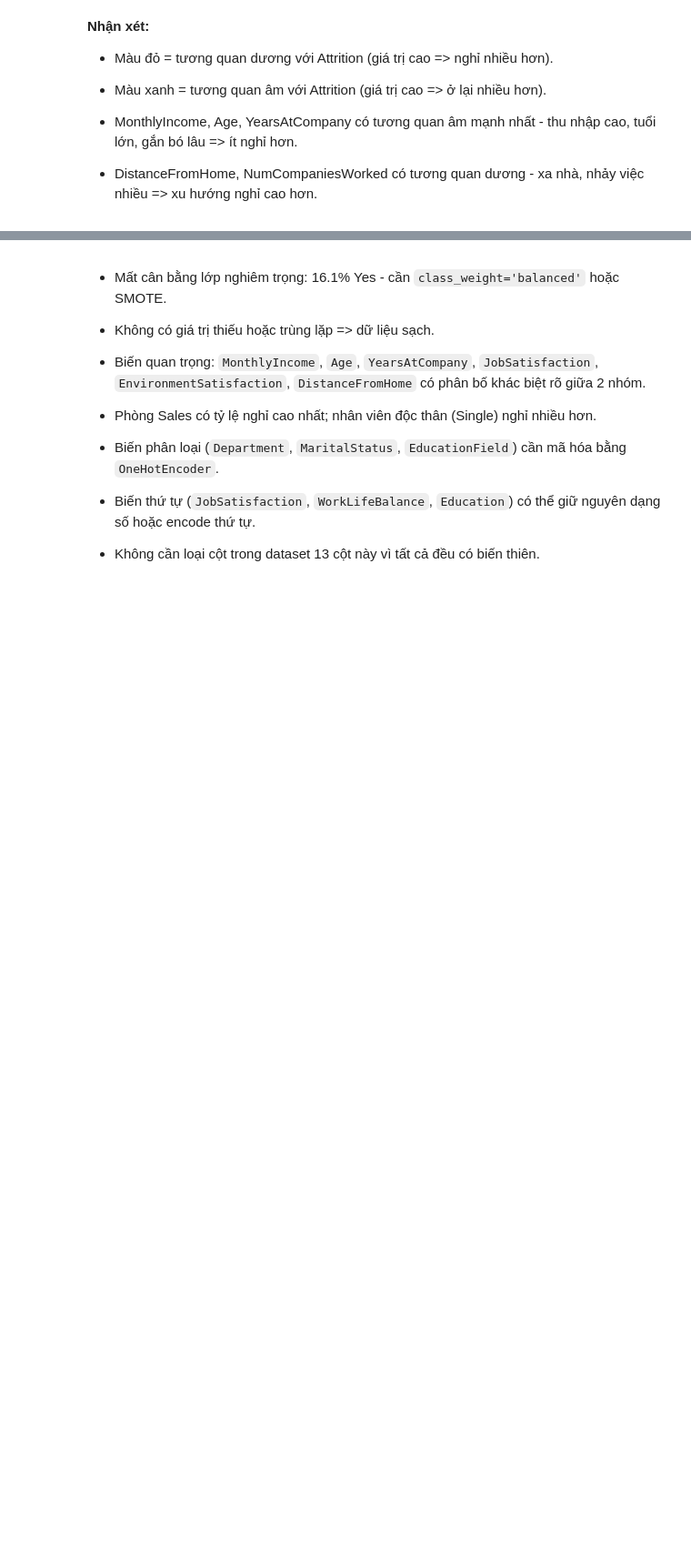
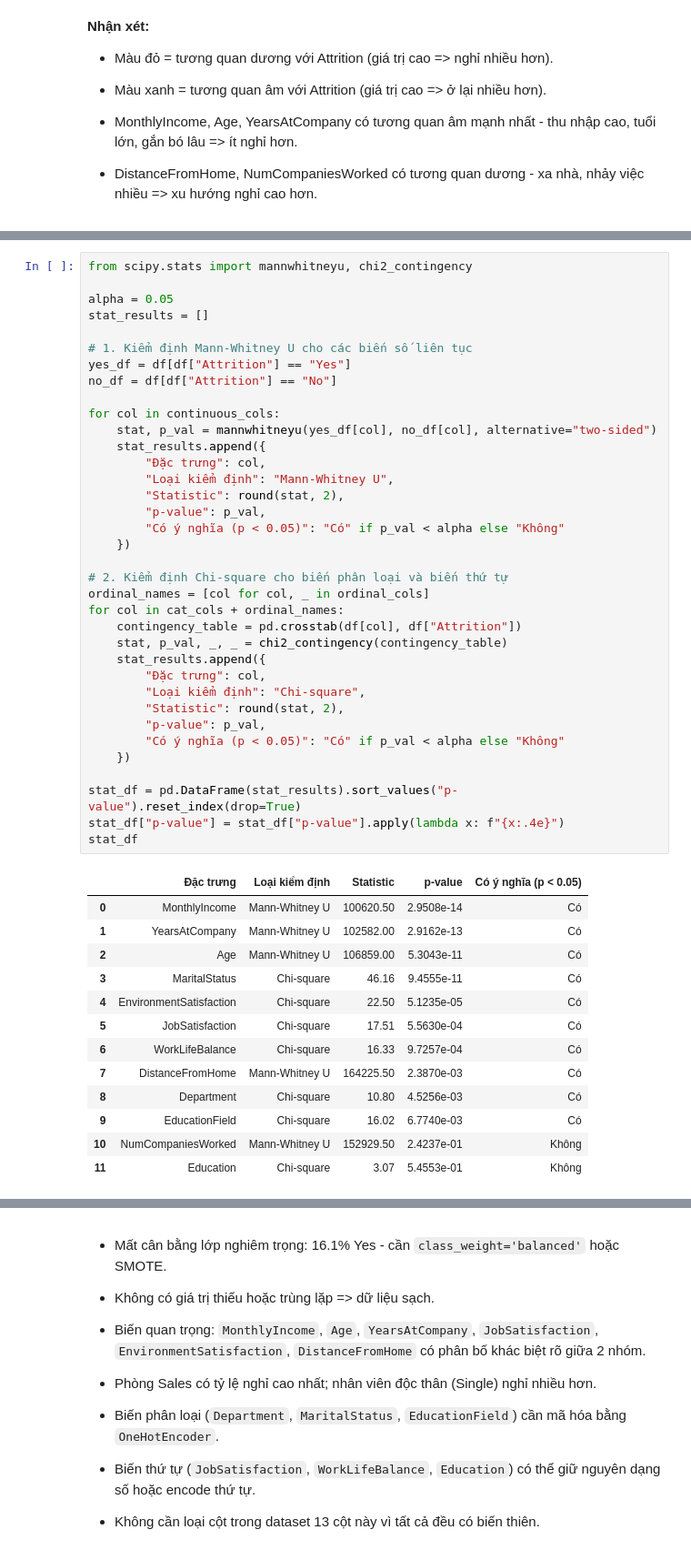
Before and after one commit to diemquynh-16/employee-attrition-prediction, a Jupyter notebook: notebooks/00_eda.ipynb, the cells around one changed output, grey strips where cells are left out. Shown at 91% size. Cells and saved outputs as stored; diff of their text form; blank space fills up the shorter version.

```diff
--- a/notebooks/00_eda.ipynb
+++ b/notebooks/00_eda.ipynb
@@ -547,0 +554,50 @@ plt.show()
+# %%
+from scipy.stats import mannwhitneyu, chi2_contingency
+
+alpha = 0.05
+stat_results = []
+
+# 1. Kiểm định Mann-Whitney U cho các biến số liên tục
+yes_df = df[df["Attrition"] == "Yes"]
+no_df = df[df["Attrition"] == "No"]
+
+for col in continuous_cols:
+    stat, p_val = mannwhitneyu(yes_df[col], no_df[col], alternative="two-sided")
+    stat_results.append({
+        "Đặc trưng": col,
+        "Loại kiểm định": "Mann-Whitney U",
+        "Statistic": round(stat, 2),
+        "p-value": p_val,
+        "Có ý nghĩa (p < 0.05)": "Có" if p_val < alpha else "Không"
+    })
+
+# 2. Kiểm định Chi-square cho biến phân loại và biến thứ tự
+ordinal_names = [col for col, _ in ordinal_cols]
+for col in cat_cols + ordinal_names:
+    contingency_table = pd.crosstab(df[col], df["Attrition"])
+    stat, p_val, _, _ = chi2_contingency(contingency_table)
+    stat_results.append({
+        "Đặc trưng": col,
+        "Loại kiểm định": "Chi-square",
+        "Statistic": round(stat, 2),
+        "p-value": p_val,
+        "Có ý nghĩa (p < 0.05)": "Có" if p_val < alpha else "Không"
+    })
+
+stat_df = pd.DataFrame(stat_results).sort_values("p-value").reset_index(drop=True)
+stat_df["p-value"] = stat_df["p-value"].apply(lambda x: f"{x:.4e}")
+stat_df
+# %% [output]
+|  | Đặc trưng | Loại kiểm định | Statistic | p-value | Có ý nghĩa (p < 0.05) |
+| 0 | MonthlyIncome | Mann-Whitney U | 100620.50 | 2.9508e-14 | Có |
+| 1 | YearsAtCompany | Mann-Whitney U | 102582.00 | 2.9162e-13 | Có |
+| 2 | Age | Mann-Whitney U | 106859.00 | 5.3043e-11 | Có |
+| 3 | MaritalStatus | Chi-square | 46.16 | 9.4555e-11 | Có |
+| 4 | EnvironmentSatisfaction | Chi-square | 22.50 | 5.1235e-05 | Có |
+| 5 | JobSatisfaction | Chi-square | 17.51 | 5.5630e-04 | Có |
+| 6 | WorkLifeBalance | Chi-square | 16.33 | 9.7257e-04 | Có |
+| 7 | DistanceFromHome | Mann-Whitney U | 164225.50 | 2.3870e-03 | Có |
+| 8 | Department | Chi-square | 10.80 | 4.5256e-03 | Có |
+| 9 | EducationField | Chi-square | 16.02 | 6.7740e-03 | Có |
+| 10 | NumCompaniesWorked | Mann-Whitney U | 152929.50 | 2.4237e-01 | Không |
+| 11 | Education | Chi-square | 3.07 | 5.4553e-01 | Không |
```
Also changed, not shown: parts of 6 cells of this notebook.
